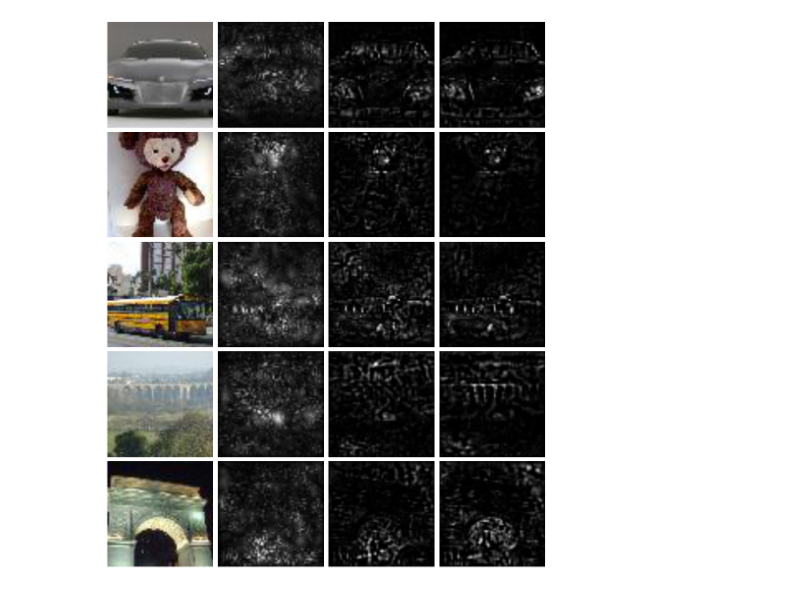
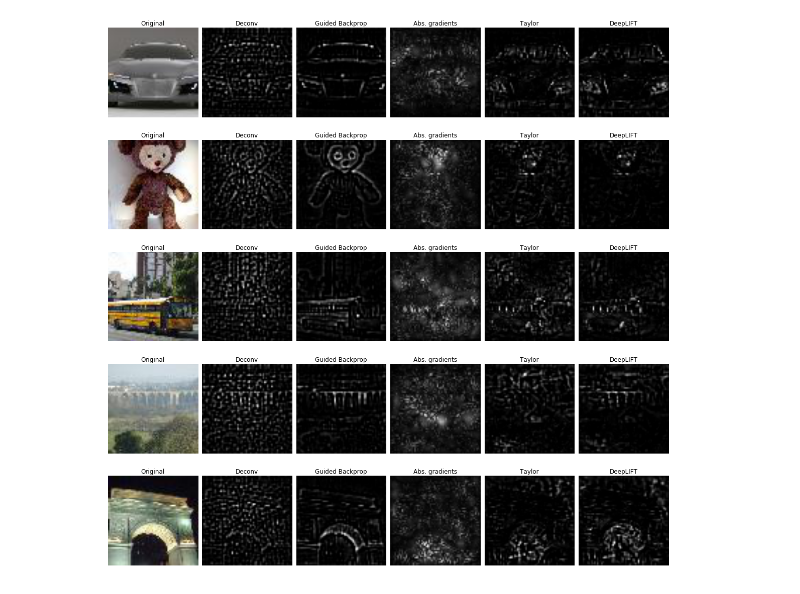
Before and after one commit to kundajelab/deeplift, a Jupyter notebook: examples/tinyimagenet/DeepLIFT_on_imagenet.ipynb, the cells around one changed output. Drawn from its saved outputs; the diff is of its cells as text; code cells hidden in the pictures.

Commit message:
guided backprop and deconv implemented

```diff
--- a/examples/tinyimagenet/DeepLIFT_on_imagenet.ipynb
+++ b/examples/tinyimagenet/DeepLIFT_on_imagenet.ipynb
@@ -73,7 +91,6 @@ Mean-normalising softmax
 # %%
 import h5py
-#path_to_data_file = '/srv/scratch/annashch/tiny-imagenet-200/imagenet.transpose.individually.augment.hdf5'#/srv/scratch/annashch/cs231n_project/imagenet.hdf5'
-path_to_data_file = 'imagenet.transpose.individually.augment.hdf5'
+path_to_data_file = '/srv/scratch/annashch/tiny-imagenet-200/imagenet.transpose.individually.augment.hdf5'#/srv/scratch/annashch/cs231n_project/imagenet.hdf5'
 data=h5py.File(path_to_data_file,'r')
 xData=data['X_valid']
 yData=np.array(data['Y_valid'])
@@ -145,9 +142,5 @@ grad_func = theano.function([deeplift_model.get_layers()[0].get_activation_vars(
-# %%
-target_contribs_func = deeplift_model.get_target_contribs_func(input_layer_idx=0)
 # %%
-def rescale_func(values):
-    values = np.linalg.norm(values,axis=0)
-    #values = np.sum(values, axis=0)
+def rescale_func_for_image(values):
     min_val = 0
     values = (255.0 - min_val)*(values - np.min(values))/(np.max(values)-np.min(values))  + min_val
     return np.transpose(np.array([values]*3), axes=(1,2,0))#np.sum(values,axis=0)
@@ -213,3 +228,9 @@ Done  9000
+# %%
+def rescale_func(values):
+    values = np.sum(values,axis=0)
+    min_val = 0
+    values = (255.0 - min_val)*(values - np.min(values))/(np.max(values)-np.min(values))  + min_val
+    return (np.transpose(np.array([values]*3), axes=(1,2,0))).astype(np.uint8)#np.sum(values,axis=0)
 # %%
 import skimage
 from skimage.io import imread
@@ -218,41 +239,56 @@ import matplotlib.pyplot as plt
 indices = [18, 5, 8, 24, 17]
 #indices = range(20,30)
 fig = plt.figure(figsize=(20, 4*len(indices)), facecolor='w')
+num_plots=6
 for i,idx in enumerate(indices):
     softmax_class = np.argmax(yData[idx])
     print("class:",softmax_class)
-    #compute gradients
-    index_var.set_value(softmax_class)
-    gradients = deeplift_util.run_function_in_batches(grad_func, input_data_list=[[xData[idx]]])
-    #compute deeplift
-    deeplift_contribs = target_contribs_func(task_idx=softmax_class,
-                                             input_data_list=[[xData[idx]]],
-                                             batch_size=10,
-                                             progress_update=10000)
-
+    #compute gradients using the model
+    gradients,\
+    grad_times_inp_contribs,\
+    deconv_contribs,\
+    guided_backprop_contribs,\
+    deeplift_contribs = [contribs_func(task_idx=softmax_class,
+                         input_data_list=[[xData[idx]]],
+                         batch_size=10,
+                         progress_update=None)[0] for
+                           contribs_func in [gradient_func,
+                                             grad_times_inp_func,
+                                             deconv_contribs_func,
+                                             guided_backprop_contribs_func,
+                                             deeplift_contribs_func]]
     img_original=imread('images/val_'+str(idx)+'.JPEG').astype(np.uint8)
     fig.subplots_adjust(wspace=0.05)
     fig.subplots_adjust(hspace=0)
     #fig.subplots_adjust(right=0)
-    plt.suptitle("")
-    plt.subplot(len(indices), 5, i*5 + 1)
+    plt.subplot(len(indices), num_plots, i*num_plots + 1)
+    plt.title('Original')
     plt.axis('off')
-    #plt.title('Original')
     plt.imshow(img_original)
-    plt.subplot(len(indices),5, i*5 + 2)
+
+    plt.subplot(len(indices), num_plots, i*num_plots + 2)
+    plt.title('Deconv')
     plt.axis('off')
-    #plt.title('Preprocessed')
-    #plt.imshow(data[idx].transpose(1,2,0).astype(np.uint8))
-    #plt.subplot(1,5,3)
-    #plt.title('Abs. Gradient')
-    plt.imshow(rescale_func(gradients[0]).astype(np.uint8))
-    plt.subplot(len(indices),5, i*5 + 3)
+    plt.imshow(rescale_func(deconv_contribs*(deconv_contribs>0)))
+
+    plt.subplot(len(indices), num_plots, i*num_plots + 3)
+    plt.title('Guided Backprop')
     plt.axis('off')
-    #plt.title('Pos. grad*inp (Taylor)')
-    plt.imshow(rescale_func(gradients[0]*xData[idx]*((gradients[0]*xData[idx]) > 0)).astype(np.uint8))
-    plt.subplot(len(indices),5, i*5 + 4)
+    plt.imshow(rescale_func(guided_backprop_contribs*(guided_backprop_contribs>0)))
+
+    plt.subplot(len(indices), num_plots, i*num_plots + 4)
+    plt.title('Abs. gradients')
     plt.axis('off')
-    #plt.title('Pos. LIFTPAD')
-    plt.imshow(rescale_func(deeplift_contribs[0]*(deeplift_contribs[0]>0)).astype(np.uint8))
+    plt.imshow(rescale_func(np.abs(gradients)))
+
+    plt.subplot(len(indices), num_plots, i*num_plots + 5)
+    plt.title('Taylor')
+    plt.axis('off')
+    plt.imshow(rescale_func(grad_times_inp_contribs*((grad_times_inp_contribs) > 0)))
+
+    plt.subplot(len(indices),num_plots, i*num_plots + 6)
+    plt.title('DeepLIFT')
+    plt.axis('off')
+    plt.imshow(rescale_func(deeplift_contribs*(deeplift_contribs>0)))
 # %% [output]
 class: 117
@@ -273 +299 @@ Done 0
-[figure, old version]
+[figure, new version]
```
Also changed, not shown: parts of 15 cells of this notebook, 1 other file.
